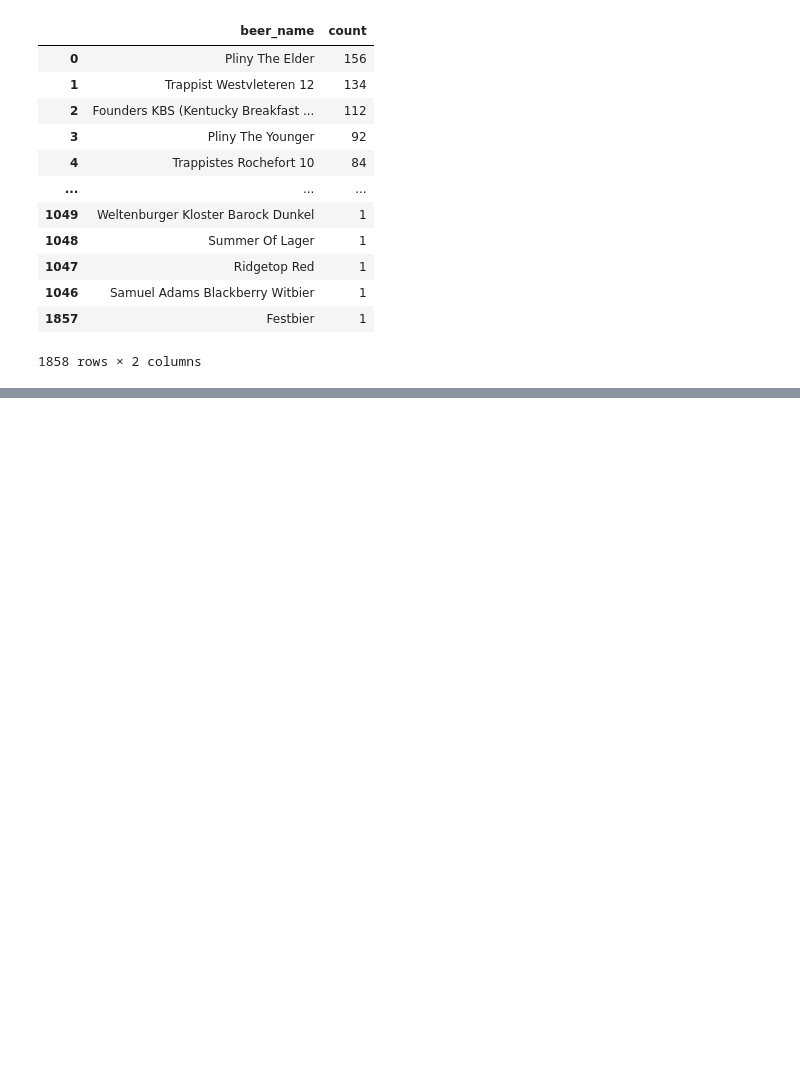
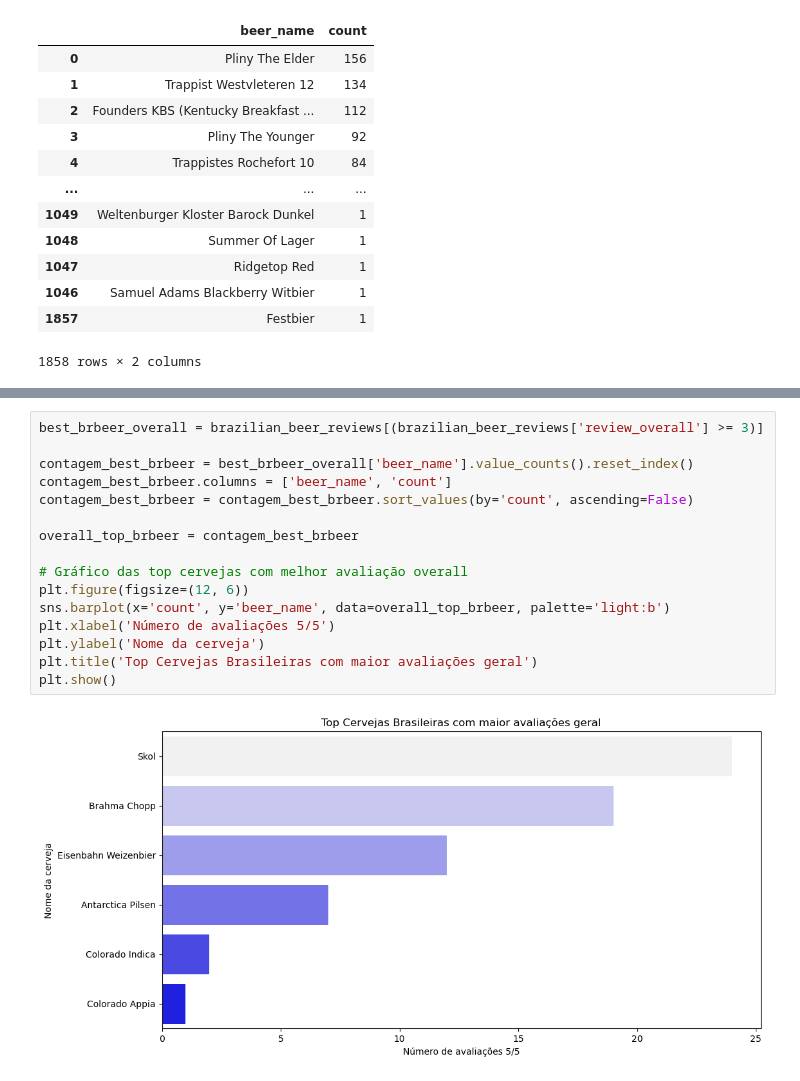
Before and after one commit to fea-dev-usp/analise-da-breja, a Jupyter notebook: Notas de Breja por Cervejaria.ipynb, the cells around one changed output, grey strips where cells are left out. Saved outputs shown, nothing was run; the diff lists cells and outputs as text; blank space fills up the shorter version.

```diff
--- a/Notas de Breja por Cervejaria.ipynb
+++ b/Notas de Breja por Cervejaria.ipynb
@@ -694,0 +704,18 @@ Passing `palette` without assigning `hue` is deprecated and will be removed in v
+# %%
+best_brbeer_overall = brazilian_beer_reviews[(brazilian_beer_reviews['review_overall'] >= 3)]
+
+contagem_best_brbeer = best_brbeer_overall['beer_name'].value_counts().reset_index()
+contagem_best_brbeer.columns = ['beer_name', 'count']
+contagem_best_brbeer = contagem_best_brbeer.sort_values(by='count', ascending=False)
+
+overall_top_brbeer = contagem_best_brbeer
+
+# Gráfico das top cervejas com melhor avaliação overall
+plt.figure(figsize=(12, 6))
+sns.barplot(x='count', y='beer_name', data=overall_top_brbeer, palette='light:b')
+plt.xlabel('Número de avaliações 5/5')
+plt.ylabel('Nome da cerveja')
+plt.title('Top Cervejas Brasileiras com maior avaliações geral')
+plt.show()
+# %% [output]
+[figure, added]
```
Also changed, not shown: parts of 2 cells of this notebook.
